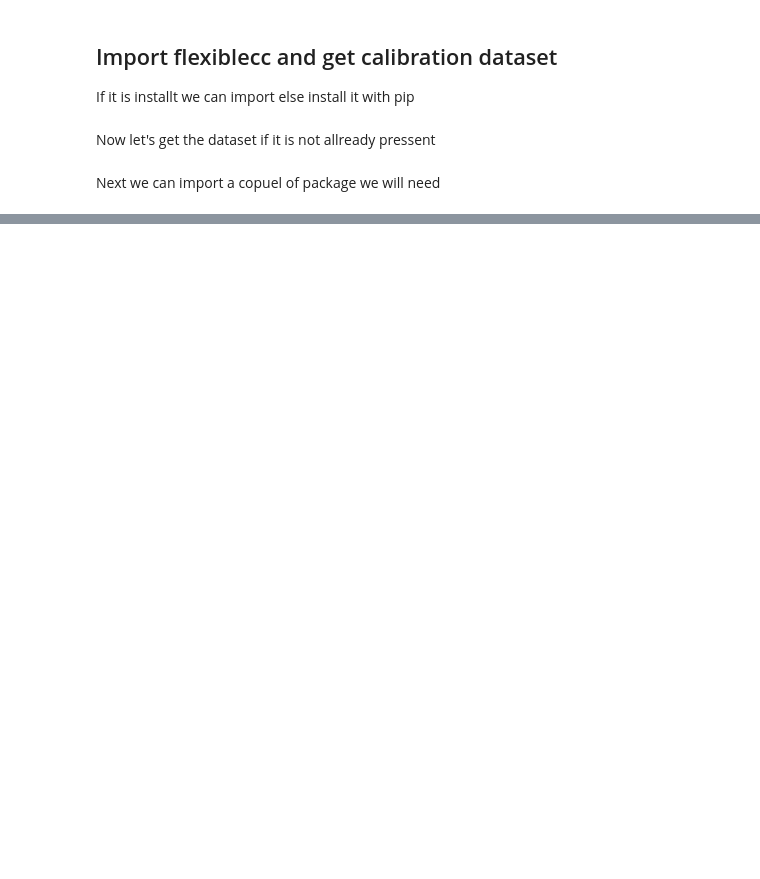
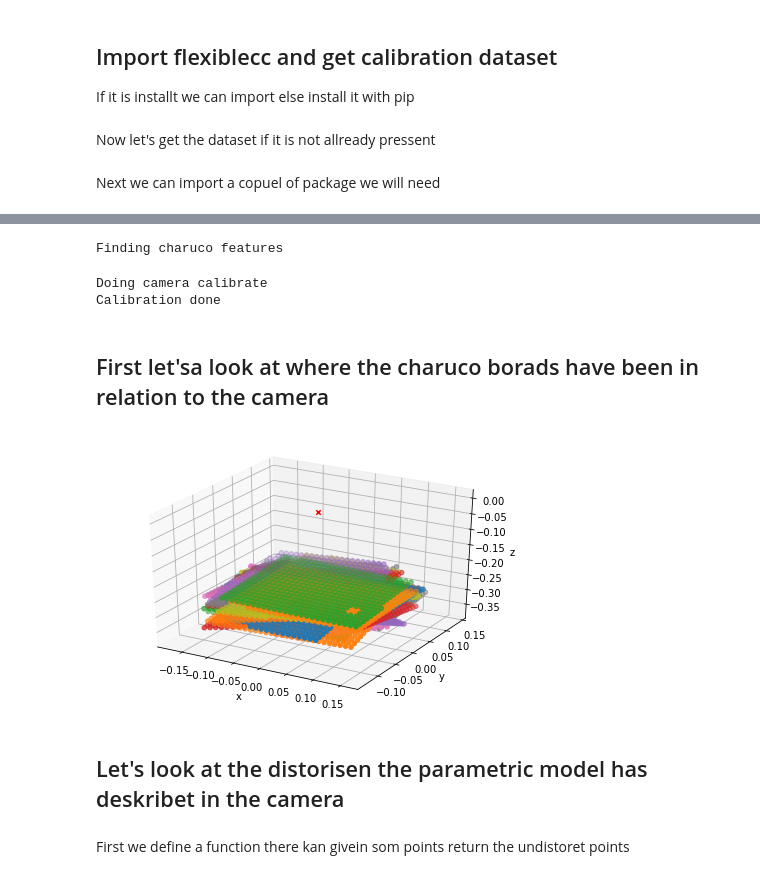
Before and after one commit to SimonLBSoerensen/Flexible-Camera-Calibration, a Jupyter notebook: Demos/FlexibleCameraCalibration.ipynb, the cells around one changed output, grey strips where cells are left out. Saved outputs shown, nothing was run; the diff lists cells and outputs as text; code cells hidden in the pictures; blank space fills up the shorter version.

```diff
--- a/Demos/FlexibleCameraCalibration.ipynb
+++ b/Demos/FlexibleCameraCalibration.ipynb
@@ -30,0 +93,23 @@ from tqdm import tqdm
+# %%
+calibrate_retval, cameraMatrix, distCoeffs, rvecs, tvecs, stdDeviationsIntrinsics, stdDeviationsExtrinsics, \
+    perViewErrors, charucoCorners_all, charucoIds_all, markerCorners_all, armarkerIds_all, obj_points_all, board = parcc.calibrate_camera_charuco(gayscale_images, squaresX, squaresY,
+                                                                                                                                                  squareLength, markerLength, dictionary, verbose=1)
+# %% [output]
+Finding charuco features
+Doing camera calibrate
+Calibration done
+# %%
+calibrate_retval, cameraMatrix, distCoeffs, rvecs, tvecs, stdDeviationsIntrinsics, stdDeviationsExtrinsics, perViewErrors, charucoCorners_all, charucoIds_all, markerCorners_all, armarkerIds_all, obj_points_all = np.load("cail.npy", allow_pickle=True)
+# %% [markdown]
+## First let'sa look at where the charuco borads have been in relation to the camera
+# %%
+plt.figure()
+fcc.Metrics.rtvecs_illustration.draw_rtvecs(rvecs, tvecs, obj_points_all)
+plt.tight_layout()
+plt.show()
+# %% [output]
+[figure, added]
+# %% [markdown]
+## Let's look at the distorisen the parametric model has deskribet in the camera
+# %% [markdown]
+First we define a function there kan givein som points return the undistoret points
```
Also changed, not shown: parts of 33 cells of this notebook, 10 other files.
